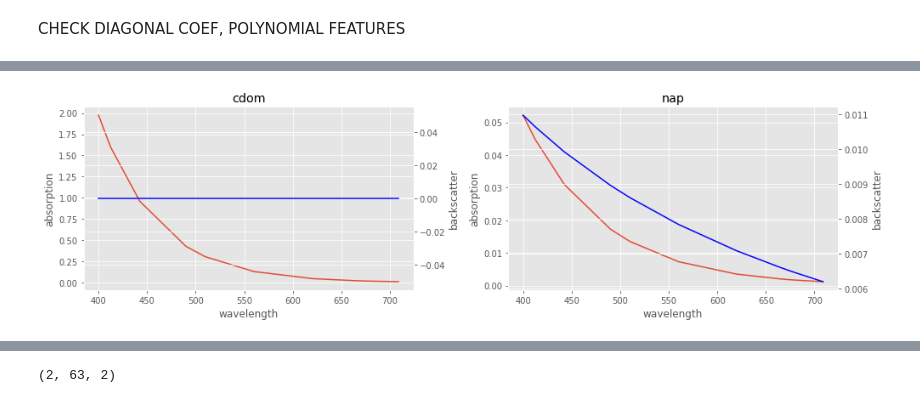
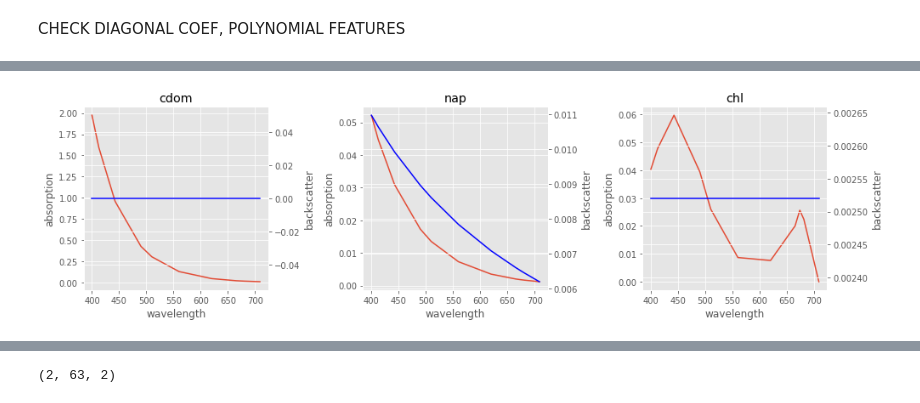
Before and after one commit to tadz-io/hydropt, a Jupyter notebook: notebooks/sketch.ipynb, the cells around one changed output, grey strips where cells are left out. Cells and saved outputs as stored; diff of their text form; code cells hidden in the pictures.

```diff
--- a/notebooks/sketch.ipynb
+++ b/notebooks/sketch.ipynb
@@ -16,7 +16,7 @@ plt.style.use('ggplot')
 # %%
 OLCI_WBANDS = np.array([400,412.5,442.5,490,510,560,620,665,673.75,681.25,708.75])
 HSI_WBANDS = np.arange(400, 711, 5)
-WBANDS = HSI_WBANDS
+WBANDS = OLCI_WBANDS
 # %%
 def interpolate_to_wavebands(data, wavelength, index='wavelength'):
     '''
@@ -275,7 +276,8 @@ class ThreeCompModel(IOP_model):
     def __init__(self):
         self.set_iop(OLCI_WBANDS,
                      nap=waveband_wrapper(nap, wb=OLCI_WBANDS),
-                     cdom=waveband_wrapper(cdom, wb=OLCI_WBANDS)) #, chl=phyto)
+                     cdom=waveband_wrapper(cdom, wb=OLCI_WBANDS),
+                     chl=phyto)
 # %%
 params_c1 = Parameters()
 params_c1.add('cdom', value=2.0, min=1E-9, max=9)
@@ -288,6 +288,6 @@ a = ThreeCompModel()
 # %%
-a.plot(cdom=1, nap=1)
+a.plot(cdom=1, nap=1, chl=1)
 # %% [output]
-[figure, old version]
+[figure, new version]
 # %%
 ps1 = Hydropt(a)
```
Also changed, not shown: parts of 5 cells of this notebook, 4 other files.
